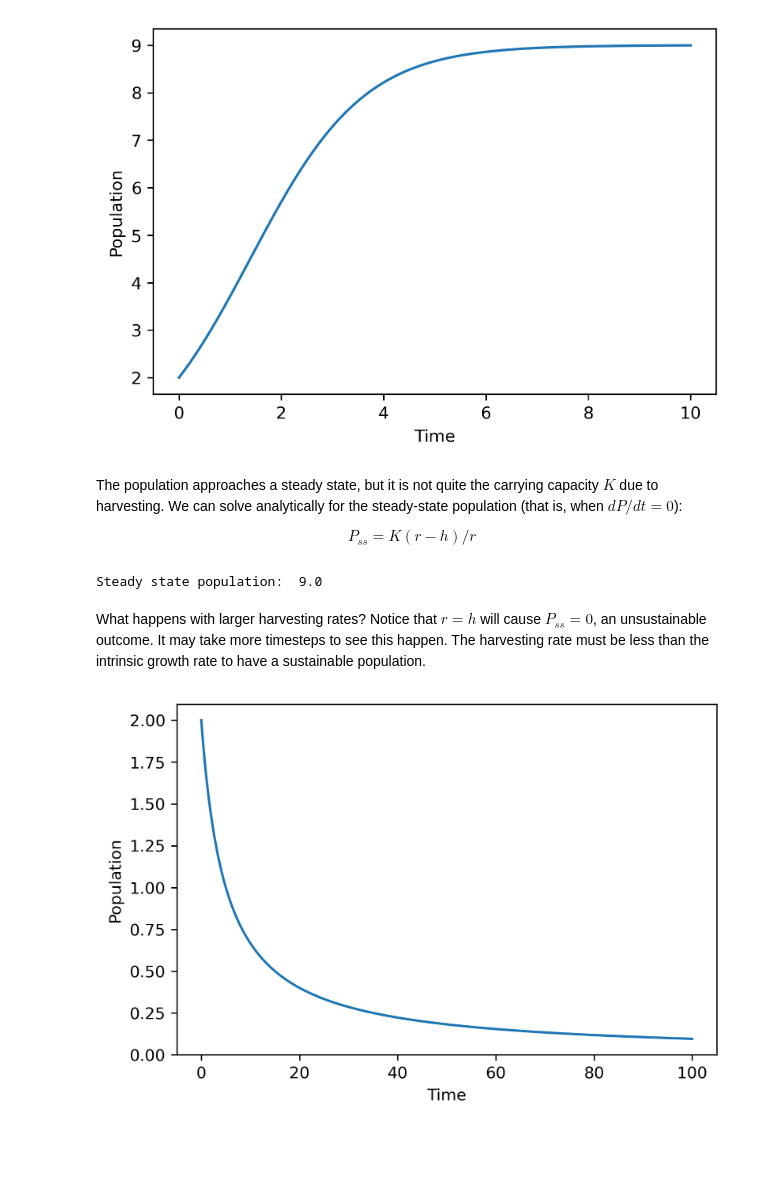
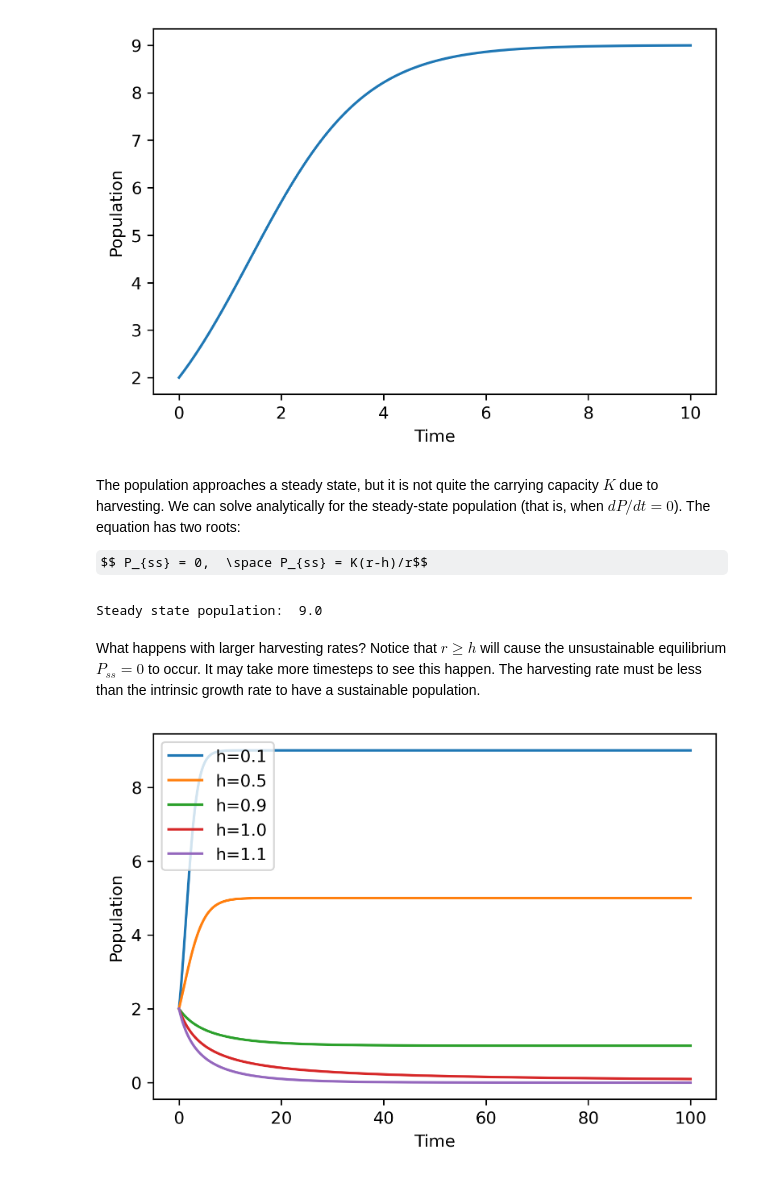
Before and after one commit to jdherman/eci115, a Jupyter notebook: L11.ipynb, the cells around one changed output. Cells and saved outputs as stored; diff of their text form; code cells hidden in the pictures; some formulas as TeX source; blank space fills up the shorter version.

```diff
--- a/L11.ipynb
+++ b/L11.ipynb
@@ -161,21 +161,23 @@ plt.show()
 # %% [output]
 [figure]
 # %% [markdown]
-The population approaches a steady state, but it is not quite the carrying capacity $K$ due to harvesting. We can solve analytically for the steady-state population (that is, when $dP/dt = 0$):
+The population approaches a steady state, but it is not quite the carrying capacity $K$ due to harvesting. We can solve analytically for the steady-state population (that is, when $dP/dt = 0$). The equation has two roots:
 
-$$ P_{ss} = K(r-h)/r$$
+$$ P_{ss} = 0,  \space P_{ss} = K(r-h)/r$$
 # %%
 print('Steady state population: ', K*(r-h)/r)
 # %% [output]
 Steady state population:  9.0
 # %% [markdown]
-What happens with larger harvesting rates? Notice that $r=h$ will cause $P_{ss}=0$, an unsustainable outcome. It may take more timesteps to see this happen. The harvesting rate must be less than the intrinsic growth rate to have a sustainable population.
+What happens with larger harvesting rates? Notice that $r \geq h$ will cause the unsustainable equilibrium $P_{ss}=0$ to occur. It may take more timesteps to see this happen. The harvesting rate must be less than the intrinsic growth rate to have a sustainable population.
 # %%
-h = 1
-t,P,nfe = RK4(f, 2, 0, 100, 0.01)
-plt.plot(t,P)
+for h in [0.1, 0.5, 0.9, 1.0, 1.1]:
+    t,P,nfe = RK4(f, 2, 0, 100, 0.01)
+    plt.plot(t,P)
+
+plt.legend(['h=0.1', 'h=0.5', 'h=0.9', 'h=1.0', 'h=1.1'])
 plt.xlabel('Time')
 plt.ylabel('Population')
 plt.show()
 # %% [output]
-[figure, old version]
+[figure, new version]
```
Also changed, not shown: 1 other file.
